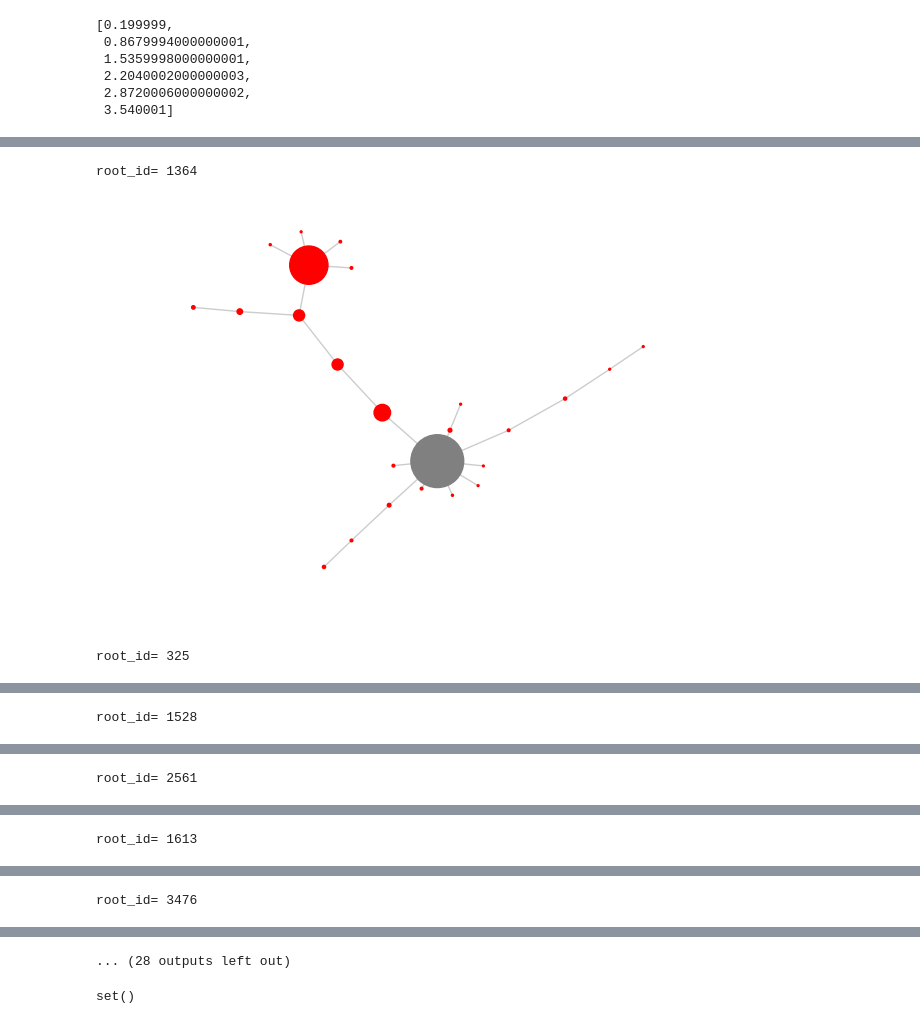
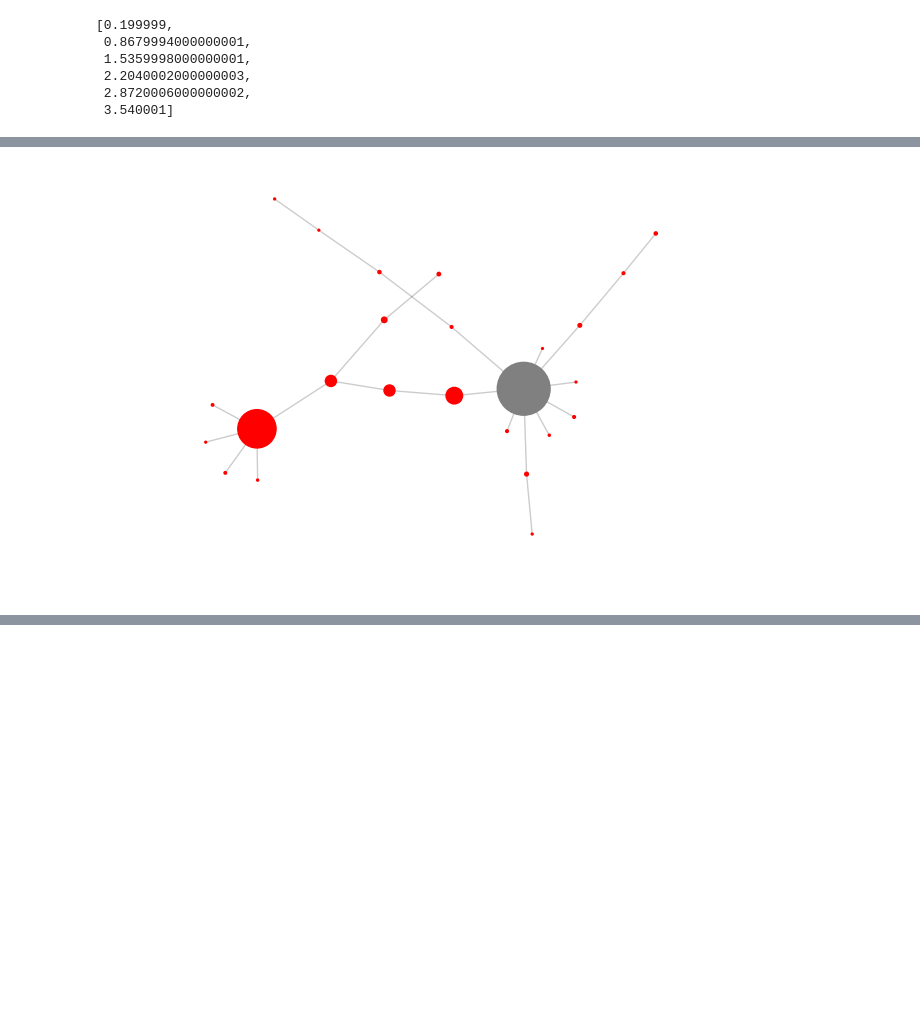
Before and after one commit to kkarimi62/Swarm, a Jupyter notebook: swarmCaldera.ipynb, the cells around one changed output, grey strips where cells are left out. Drawn from its saved outputs; the diff is of its cells as text; code cells hidden in the pictures; blank space fills up the shorter version.

```diff
--- a/swarmCaldera.ipynb
+++ b/swarmCaldera.ipynb
@@ -2742,7 +2725,7 @@ for key in X:
 plt.legend(title='m',prop=fontP,loc='upper right',bbox_to_anchor=(0.4, .6))
 
 #--- rescaled by r^-\nu
-nu = 1.7
+nu = 2.9
 plt.subplot(133)
 plt.xscale('log')
 plt.yscale('log')
@@ -3297,8 +3285,8 @@ for key, index in zip(KEYS,xrange(100)):
                 )
 
 #--- rescaled
-alpha_c = 0.1
-alpha_p = 0.34 #--- productivity
+alpha_c = 0#0.1
+alpha_p = 0.41 #--- productivity
 alpha_y = alpha_c - alpha_p
 
 plt.subplot(132)
@@ -3487,5 +3481,5 @@ nij_trig[nij_trig['Parent_id']==1367]
 # %%
-#---
+#--- construct trees
 
 from math import *
 
@@ -3493,6 +3487,8 @@ class tree():
 	leafDepth = 0
 	n_leaves = 0
 	g_netx = None
+	leaf_generation = {} #--- key: leaf id;  val: generation
+	nsize = 1 #--- cluster size
 	#---
 	def __init__( self, data, coord, coord_parent, n_generation ):
 		self.data = data #--- id
@@ -3519,13 +3515,18 @@ class tree():
 	#---
 	def getLeaves( self ):
 		if len( self.daughter_obj ) == 0: #--- it's a leaf
-			tree.leafDepth += self.n_generation #--- depth
-			tree.n_leaves += 1 #--- number
+			tree.leaf_generation[ self.data ] = self.n_generation
 #			print tree.leafDepth, self.data, self.n_generation
 		else:
 			for keys in self.daughter_obj: #--- search in daughters
 				self.daughter_obj[ keys ].getLeaves()
 	#---
+	def getSize( self ):
+		for keys in self.daughter_obj: #--- search in daughters
+			tree.nsize += 1
+#			print 'id=%s,size=%s'%(self.daughter_obj[ keys ].data, tree.nsize)
+			self.daughter_obj[ keys ].getSize()
+
 	def get( self, title ):
 		pass
 #		tree.c.writePDFfile( title )
@@ -3598,64 +3599,41 @@ sl[:3]
 # %%
+#--- leaf vs. depth
+
 import networkx as nx
 #import treeDataStruct as tds
 from itertools import count
 import random as rnd
 
-for item in sl[:20]:
+for item, index in zip(sl[:6],xrange(sys.maxint)):
     sid = item[2]
     root_id = item[1]
-    print 'root_id=',root_id
-
-    tree.leaf_generation={} #--- initialize
-    stree[ sid ].initialize()
-    stree[ sid ].getLeaves() #--- call function
-    d = stree[ sid ].leaf_generation
-    print 'd[%s]=%s'%(sid,d)
-		mean_depth = np.mean( d.values() ) #1.0 * tds.tree.leafDepth / tds.tree.n_leaves
-		#--- size
-		tree.nsize = 1 #--- initialize
-		cls_tree[ sid ].getSize() #--- call function
-    print >> sfile, sid, mean_depth, cls_tree[ sid ].nsize
-
+ #   print 'root_id=',root_id
     tree.g_netx = None
     tree.g_netx = nx.DiGraph(directed=True)
     tree.g_netx.add_node(stree[ sid ].data,color='b')
     stree[ sid ].sprint(swarm_lohi )
 
     # read edgelist from grid.edgelist
     nx.write_edgelist(tree.g_netx, path="grid.edgelist", delimiter=":")
     H = nx.read_edgelist(path="grid.edgelist", delimiter=":") #,create_using=nx.DiGraph())
-#    nx.draw(H,with_labels=None,arrows = True)#pos=nx.spring_layout(H))
+#    nx.draw(H,with_labels=True,arrows = True)#pos=nx.spring_layout(H))
 #    nx.draw_networkx(tree.g_netx, arrows=True, with_labels=True,node_color='b') #, **kwds)
-
 
     pos = nx.spring_layout(H)
     nodes=H.nodes
-#    colors = [rnd.random() for n in nodes]
 
     colors = ['red' for n in nodes]
     sizes=[10**swarm_lohi.loc[ int(n) ]['magnitude'] for n in nodes]
-#    groups = set(nx.get_node_attributes(tree.g_netx,'group').values())
- #   mapping = dict(zip(sorted(groups),count()))
-  #  colors = [mapping[H.node[n]['group']] for n in nodes]
 
     for n,indx in zip(nodes,xrange(sys.maxint)):
         if int(n) == root_id:
             colors[indx] = 'gray'
     ec = nx.draw_networkx_edges(H, pos, alpha=0.2,arrows = True)
     nc = nx.draw_networkx_nodes(H, pos,node_size=sizes, node_color=colors,cmap=plt.cm.seismic) #, nodelist=nodes, ,
  #                           with_labels=False, node_size=100, cmap=plt.cm.jet)
-    #p=nx.drawing.nx_pydot.to_pydot(tree.g_netx)
-    #p.write_dot(tree.g_netx, "grid.dot")
 
-    #pos = nx.spring_layout(tree.g_netx)
-    #nx.draw_networkx_nodes(tree.g_netx, pos)
-    #nx.draw_networkx_labels(tree.g_netx, pos)
-    #nx.draw_networkx_edges(tree.g_netx, pos, edge_color='r', arrows = True)
-    #ax = plt.gca()
     plt.axis('off')
+    plt.savefig('%s/topology.%s.png'%(DIR_OUTPT_figs,index),dpi=75)#,bbox_inches='tight')
     plt.show()
 # %% [output]
-root_id= 1364
-[figure, old version]
+[figure, new version]
-root_id= 325
@@ -3663 +3640,0 @@ root_id= 325
-root_id= 1528
@@ -3665 +3641,0 @@ root_id= 1528
-root_id= 2561
@@ -3667 +3642,0 @@ root_id= 2561
-root_id= 1613
@@ -3669 +3643,0 @@ root_id= 1613
-root_id= 3476
@@ -3671,5 +3644,0 @@ root_id= 3476
-... (28 outputs left out)
-# %%
-groups
-# %% [output]
-set()
```
Also changed, not shown: parts of 36 cells of this notebook, 4 other files.
